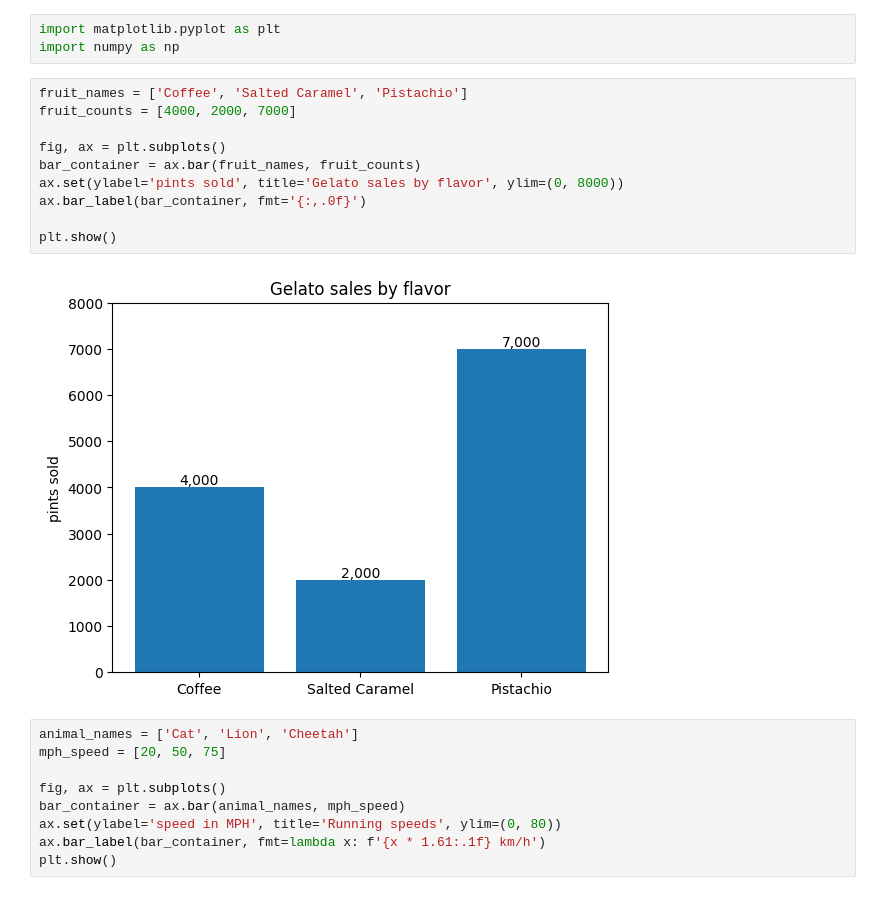
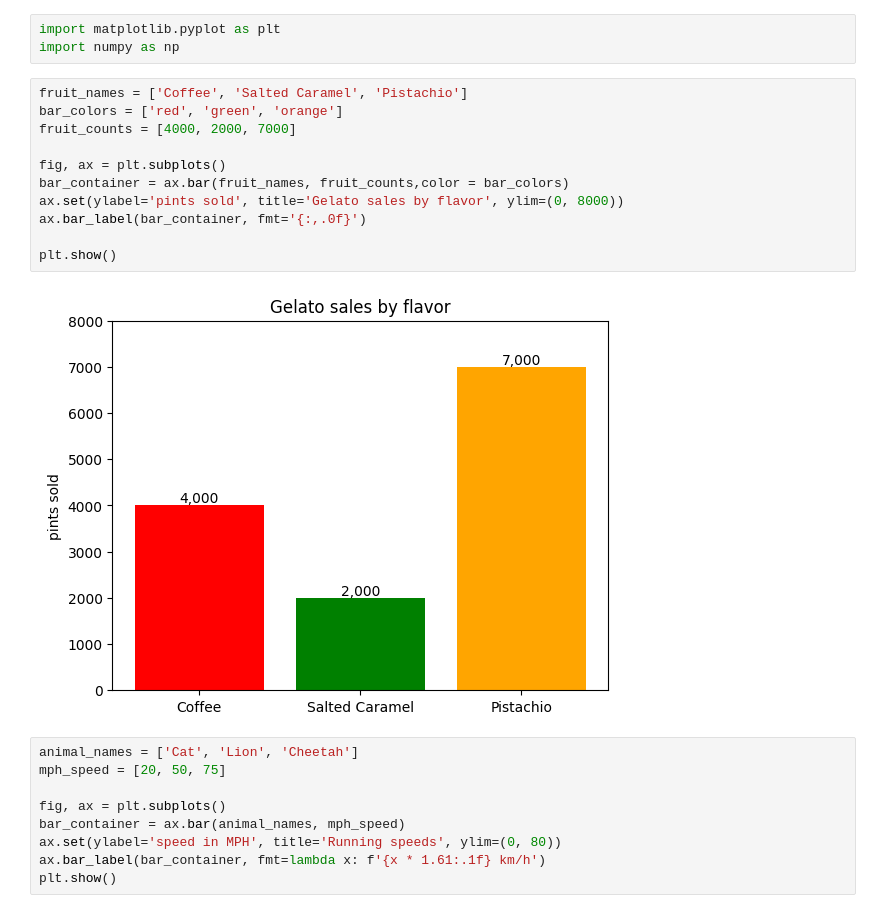
Before and after one commit to Angy-face/Esan-Coding-SS2, a Jupyter notebook: 2_3_Matplotlib.ipynb, the cells around one changed output. Saved outputs shown, nothing was run; the diff lists cells and outputs as text.

```diff
--- a/2_3_Matplotlib.ipynb
+++ b/2_3_Matplotlib.ipynb
@@ -589,16 +613,17 @@ import matplotlib.pyplot as plt
 import numpy as np
 # %%
 fruit_names = ['Coffee', 'Salted Caramel', 'Pistachio']
+bar_colors = ['red', 'green', 'orange']
 fruit_counts = [4000, 2000, 7000]
 
 fig, ax = plt.subplots()
-bar_container = ax.bar(fruit_names, fruit_counts)
+bar_container = ax.bar(fruit_names, fruit_counts,color = bar_colors)
 ax.set(ylabel='pints sold', title='Gelato sales by flavor', ylim=(0, 8000))
 ax.bar_label(bar_container, fmt='{:,.0f}')
 
 plt.show()
 # %% [output]
-[figure, old version]
+[figure, new version]
 # %%
 animal_names = ['Cat', 'Lion', 'Cheetah']
 mph_speed = [20, 50, 75]
```
Also changed, not shown: parts of 5 cells of this notebook.
